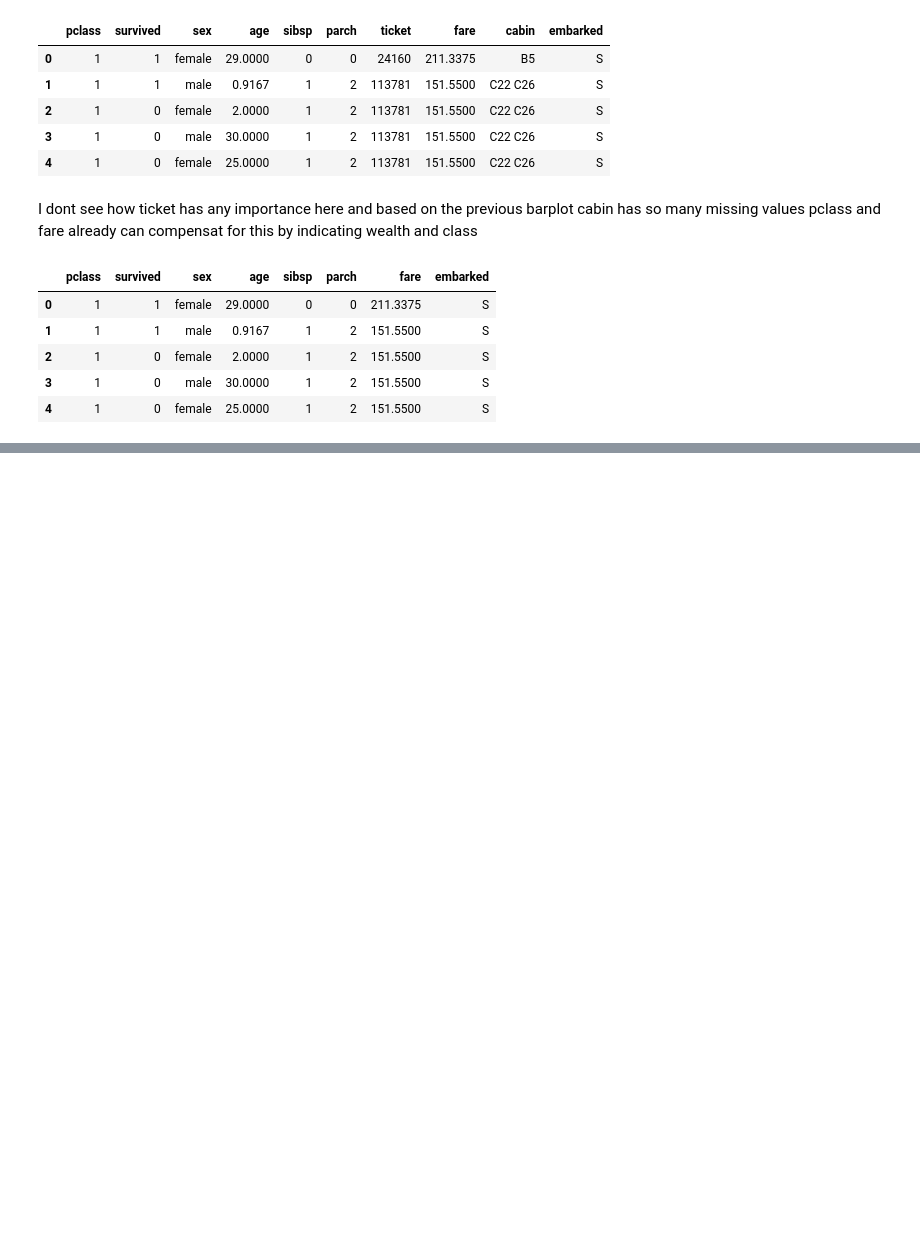
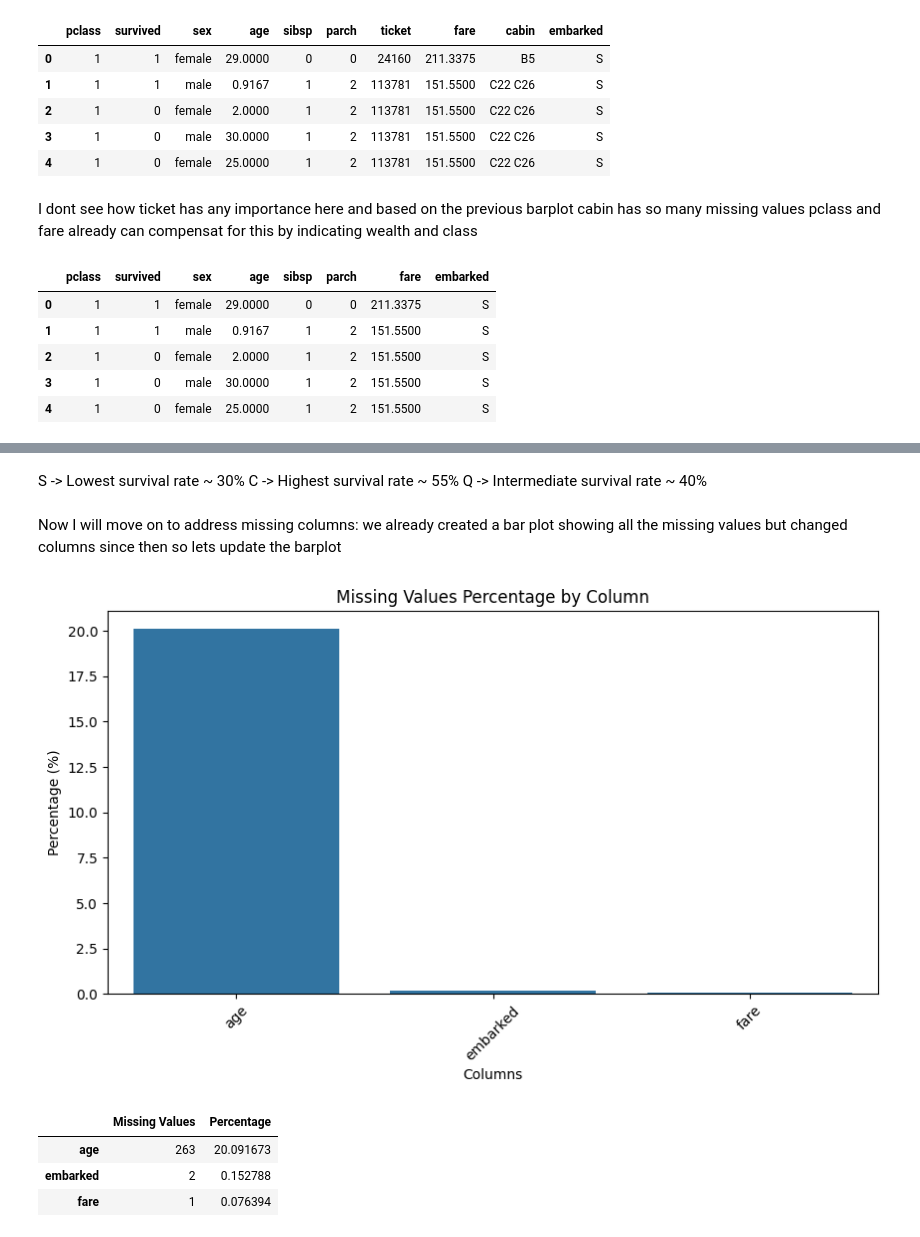
Before and after one commit to lucaskvz/AI-MACHINE-LEARNING-FOUNDATIONS, a Jupyter notebook: assignment_1_Lucas_Van_Zyl.ipynb, the cells around one changed output, grey strips where cells are left out. Cells and saved outputs as stored; diff of their text form; code cells hidden in the pictures; blank space fills up the shorter version.

```diff
--- a/assignment_1_Lucas_Van_Zyl.ipynb
+++ b/assignment_1_Lucas_Van_Zyl.ipynb
@@ -265,0 +282,31 @@ df.head()
+# %% [markdown]
+S -> Lowest survival rate ~ 30%
+C -> Highest survival rate ~ 55%
+Q -> Intermediate survival rate ~ 40%
+# %% [markdown]
+Now I will move on to address missing columns: we already created a bar plot showing all the missing values but changed columns since then so lets update the barplot
+# %%
+# Here Im checking for missing values
+values_missing = df.isnull().sum()
+percentage_missing = (values_missing / len(df)) * 100
+
+# now I want to display this percentage wise and sorted
+
+data_missing = pd.DataFrame({'Missing Values': values_missing, 'Percentage': percentage_missing })
+data_missing = data_missing[data_missing['Missing Values']> 0].sort_values(by='Percentage', ascending = False)
+
+plt.figure(figsize =(10,5))
+sns.barplot(x=data_missing.index, y = data_missing['Percentage'])
+plt.xticks(rotation=45)
+plt.title("Missing Values Percentage by Column")
+plt.xlabel("Columns")
+plt.ylabel("Percentage (%)")
+plt.show()
+
+data_missing
+# %% [output]
+[figure, added]
+|  | Missing Values | Percentage |
+| age | 263 | 20.091673 |
+| embarked | 2 | 0.152788 |
+| fare | 1 | 0.076394 |
```
Also changed, not shown: parts of 9 cells of this notebook.
